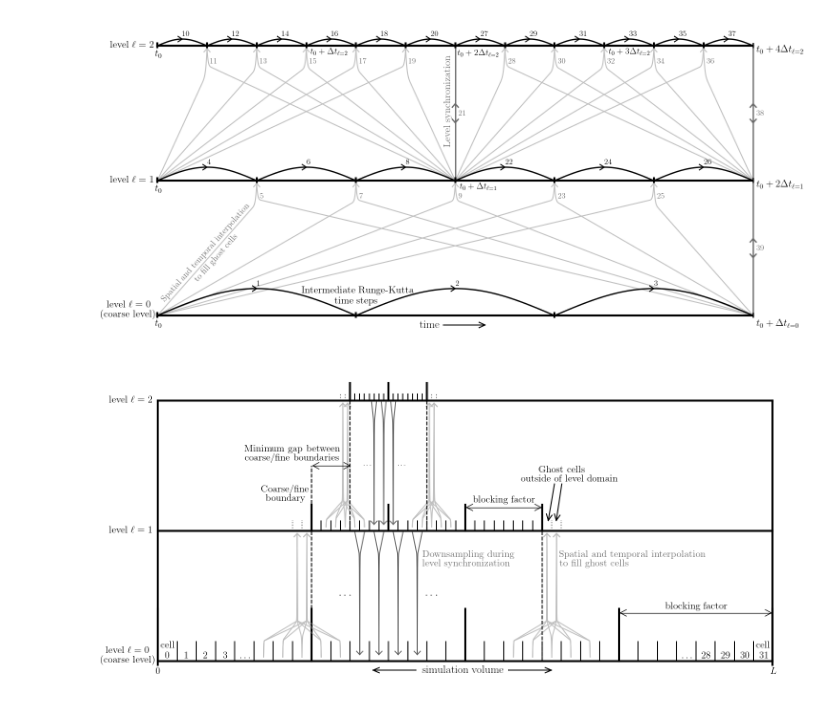
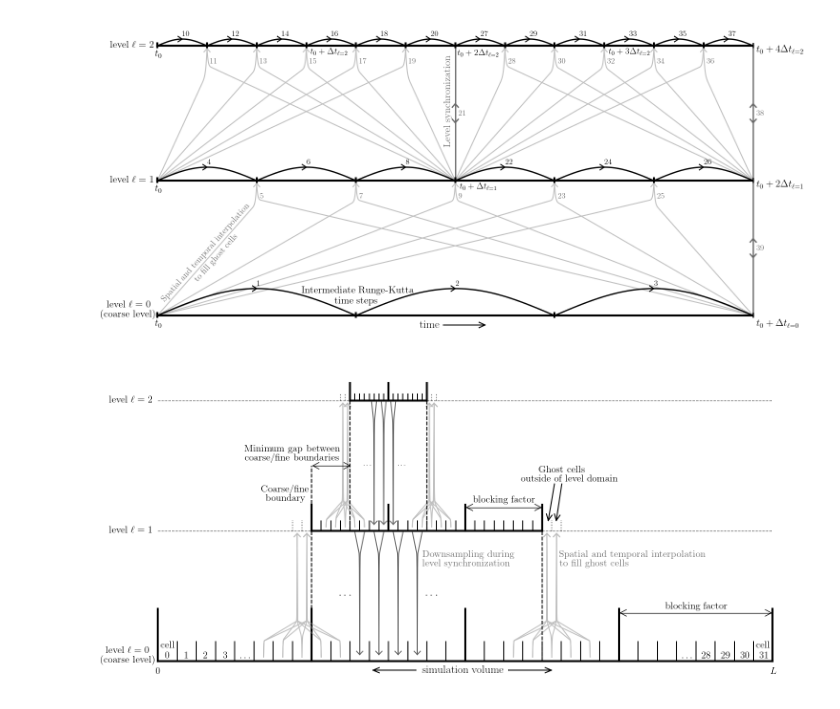
Before and after one commit to MSABuschmann/sledgehamr, a Jupyter notebook: notebooks/Subcycling.ipynb, the cells around one changed output. Cells and saved outputs as stored; diff of their text form; code cells hidden in the pictures.

Commit message:
Better Subcycling plot

```diff
--- a/notebooks/Subcycling.ipynb
+++ b/notebooks/Subcycling.ipynb
@@ -327,12 +327,16 @@ plt.plot([x0_l2,x0_l2],[2,1], linestyle='--', color='black')
 plt.plot([x1_l2,x1_l2],[2,1], linestyle='--', color='black')
 
 ################################### level
+plt.plot([0,1],[1,1], color='dimgray', linestyle='--', linewidth=1)
+plt.plot([0,1],[2,2], color='dimgray', linestyle='--', linewidth=1)
+
+
 plt.plot([0,1],[0,0], color='black', linewidth=3)
-plt.plot([0,1],[1,1], color='black', linewidth=3)
-plt.plot([0,1],[2,2], color='black', linewidth=3)
+plt.plot([x0_l1,x1_l1],[1,1], color='black', linewidth=3)
+plt.plot([x0_l2,x1_l2],[2,2], color='black', linewidth=3)
 
-plt.plot([0,0],[-0.03,2], color='black', linewidth=3)
-plt.plot([1,1],[-0.03,2], color='black', linewidth=3)
+#plt.plot([0,0],[-0.03,2], color='black', linewidth=3)
+#plt.plot([1,1],[-0.03,2], color='black', linewidth=3)
 
 ################################### bf
 h = 0.37
@@ -495,31 +499,31 @@ plt.text(27.5/32-0.007, 0.02, r'\dots', fontsize=fs)
 plt.text(28.5/32-0.006, 0.02, r'28', fontsize=fs)
 plt.text(29.5/32-0.006, 0.02, r'29', fontsize=fs)
 plt.text(30.5/32-0.006, 0.02, r'30', fontsize=fs)
 plt.text(31.5/32-0.006, 0.02, r'31', fontsize=fs)
 
 ################################### volume
 
 x1=0.64
 dx=0.01
 dy=0.02
 plt.plot([0.57,x1],[-0.07,-0.07], color='black')
 plt.plot([x1,x1-dx],[-0.07,-0.07+dy], color='black')
 plt.plot([x1,x1-dx],[-0.07,-0.07-dy], color='black')
 x1 = 0.35
 plt.plot([0.42,x1],[-0.07,-0.07], color='black')
 plt.plot([x1,x1+dx],[-0.07,-0.07+dy], color='black')
 plt.plot([x1,x1+dx],[-0.07,-0.07-dy], color='black')
 plt.text(0.43, -0.09, r'simulation volume', fontsize=fs+2)
 
 ###################################
 ax.spines['top'].set_visible(False)
 ax.spines['right'].set_visible(False)
 ax.spines['bottom'].set_visible(False)
 ax.spines['left'].set_visible(False)
 ax.get_xaxis().set_ticks([])
 ax.get_yaxis().set_ticks([])
 
 plt.tight_layout()
 plt.savefig('../assets/spatial_evolution.pdf')
 # %% [output]
-[figure, old version]
+[figure, new version]
```
Also changed, not shown: 2 other files.
